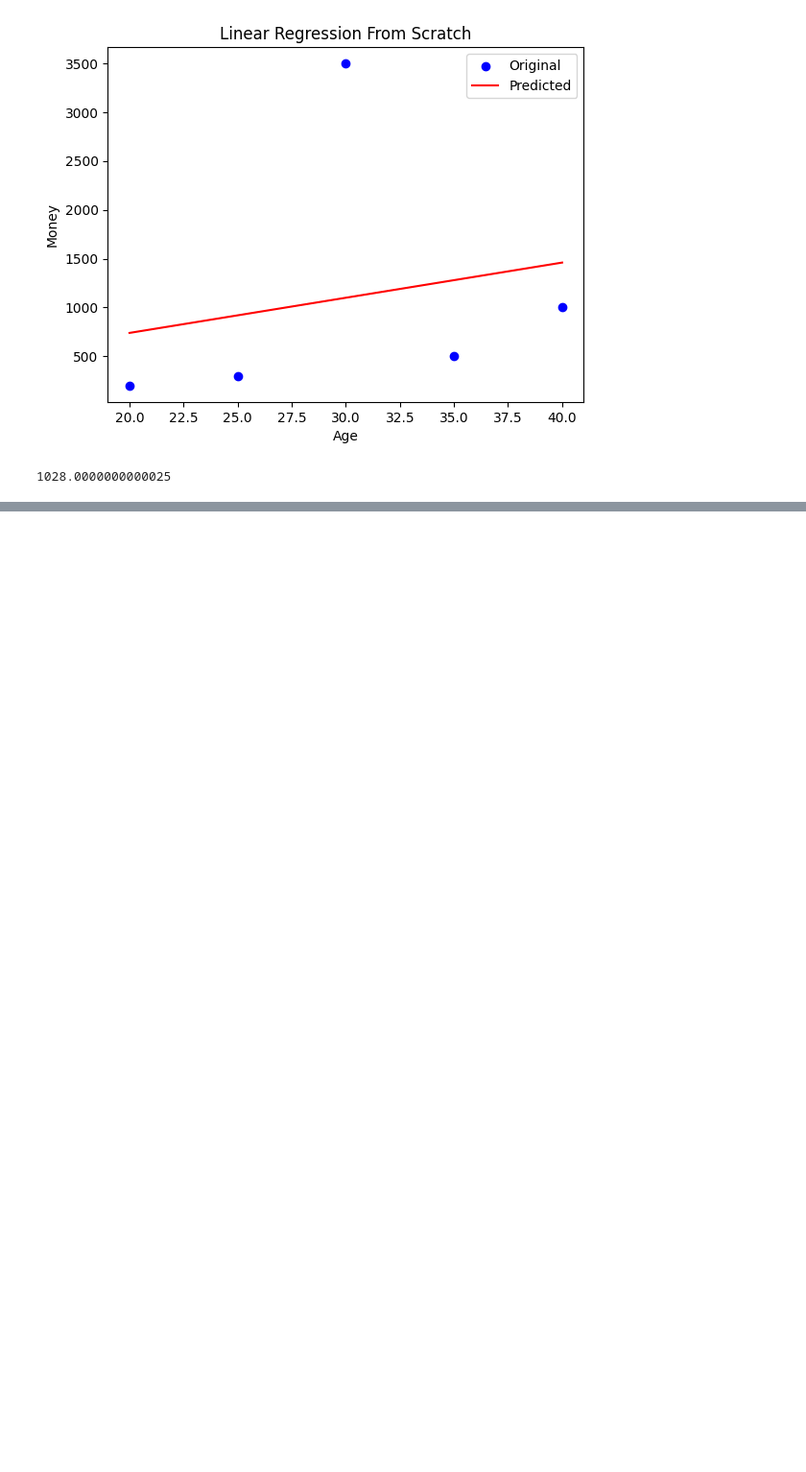
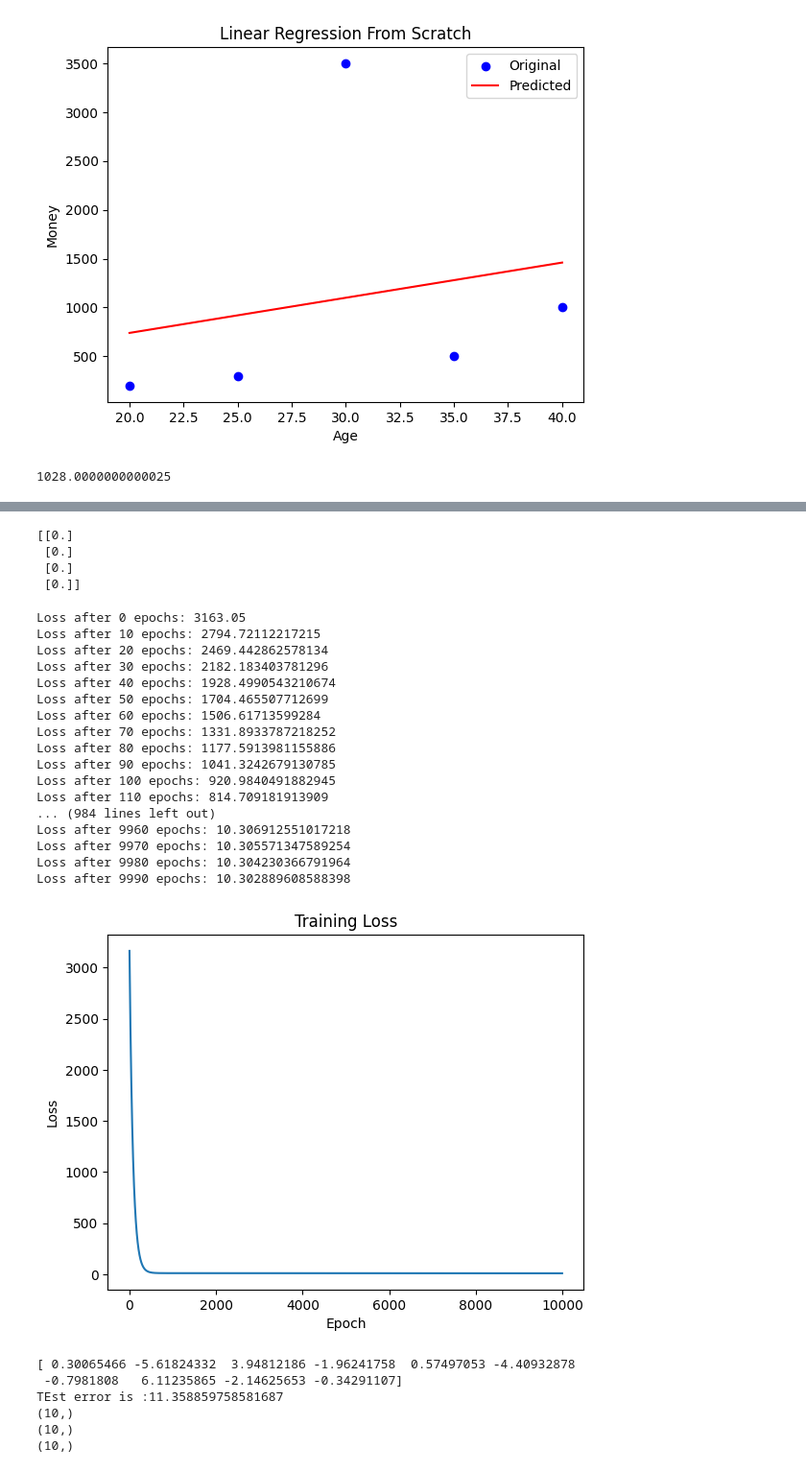
Before and after one commit to sauraviitj/Machine_learning_with_Python_Zero_to_Hero, a Jupyter notebook: Linear_Regression_and_Logisitic_Regression.ipynb, the cells around one changed output, grey strips where cells are left out. Shown: that part at 96% size. Drawn from its saved outputs; the diff is of its cells as text; code cells hidden in the pictures; blank space fills up the shorter version.

```diff
--- a/Linear_Regression_and_Logisitic_Regression.ipynb
+++ b/Linear_Regression_and_Logisitic_Regression.ipynb
@@ -79,0 +129,2 @@ print(Y_pred)
+# %%
+X = np.vstack((np.ones((X.shape[0], )), X.T)).T
@@ -79,0 +166,16 @@ print(Y_pred)
+# %%
+# Initialize a column vector of zeros with length equal to the number of features:
+m = np.zeros((X.shape[1], 1))  # Shape: (num_features or number of parameters, 1 as in column)
+
+# Explanation:
+# np.zeros(...) creates an array filled with zeros.
+# (X.shape[1], 1) is a tuple specifying a 2D shape:
+#   - rows = number of features (X.shape[1])
+#   - columns = 1, making it a column vector
+# This kind of array is often used to store parameters like coefficients (theta) in linear regression.
+print(m)
+# %% [output]
+[[0.]
+ [0.]
+ [0.]
+ [0.]]
@@ -79,0 +221,50 @@ print(Y_pred)
+# %%
+epochs = 10000
+lr = 1e-6
+m, loss_list = model(X, y, lr=lr, epochs=epochs)
+
+# Plot the loss over epochs
+import matplotlib.pyplot as plt
+plt.plot(loss_list)
+plt.xlabel("Epoch")
+plt.ylabel("Loss")
+plt.title("Training Loss")
+plt.show()
+# %% [output]
+Loss after 0 epochs: 3163.05
+Loss after 10 epochs: 2794.72112217215
+Loss after 20 epochs: 2469.442862578134
+Loss after 30 epochs: 2182.183403781296
+Loss after 40 epochs: 1928.4990543210674
+Loss after 50 epochs: 1704.465507712699
+Loss after 60 epochs: 1506.61713599284
+Loss after 70 epochs: 1331.8933787218252
+Loss after 80 epochs: 1177.5913981155886
+Loss after 90 epochs: 1041.3242679130785
+Loss after 100 epochs: 920.9840491882945
+Loss after 110 epochs: 814.709181913909
+... (984 lines left out)
+Loss after 9960 epochs: 10.306912551017218
+Loss after 9970 epochs: 10.305571347589254
+Loss after 9980 epochs: 10.304230366791964
+Loss after 9990 epochs: 10.302889608588398
+[figure, added]
+# %%
+
+y_pred =np.dot(X_test,m)
+y_pred=y_pred.flatten()
+Test_error=(1/X_test.shape[0])*np.sum((y_pred-y_test)**2)
+print(y_pred-y_test)
+print(f"TEst error is :{Test_error}")
+print(y_pred.shape) #This is a 2-dimensional array (2D array or matrix) with 10 rows and 1 column
+print(y_test.shape) #This is a 1-dimensional array (1D array or vector) with 10 elements.
+
+print(y_pred.shape) #This is a 1-dimensional array (1D array or vector) with 10 elements.
+Test_loss=np.sqrt((y_pred-y_test)**2)
+# %% [output]
+[ 0.30065466 -5.61824332  3.94812186 -1.96241758  0.57497053 -4.40932878
+ -0.7981808   6.11235865 -2.14625653 -0.34291107]
+TEst error is :11.358859758581687
+(10,)
+(10,)
+(10,)
```
Also changed, not shown: parts of 8 cells of this notebook.
